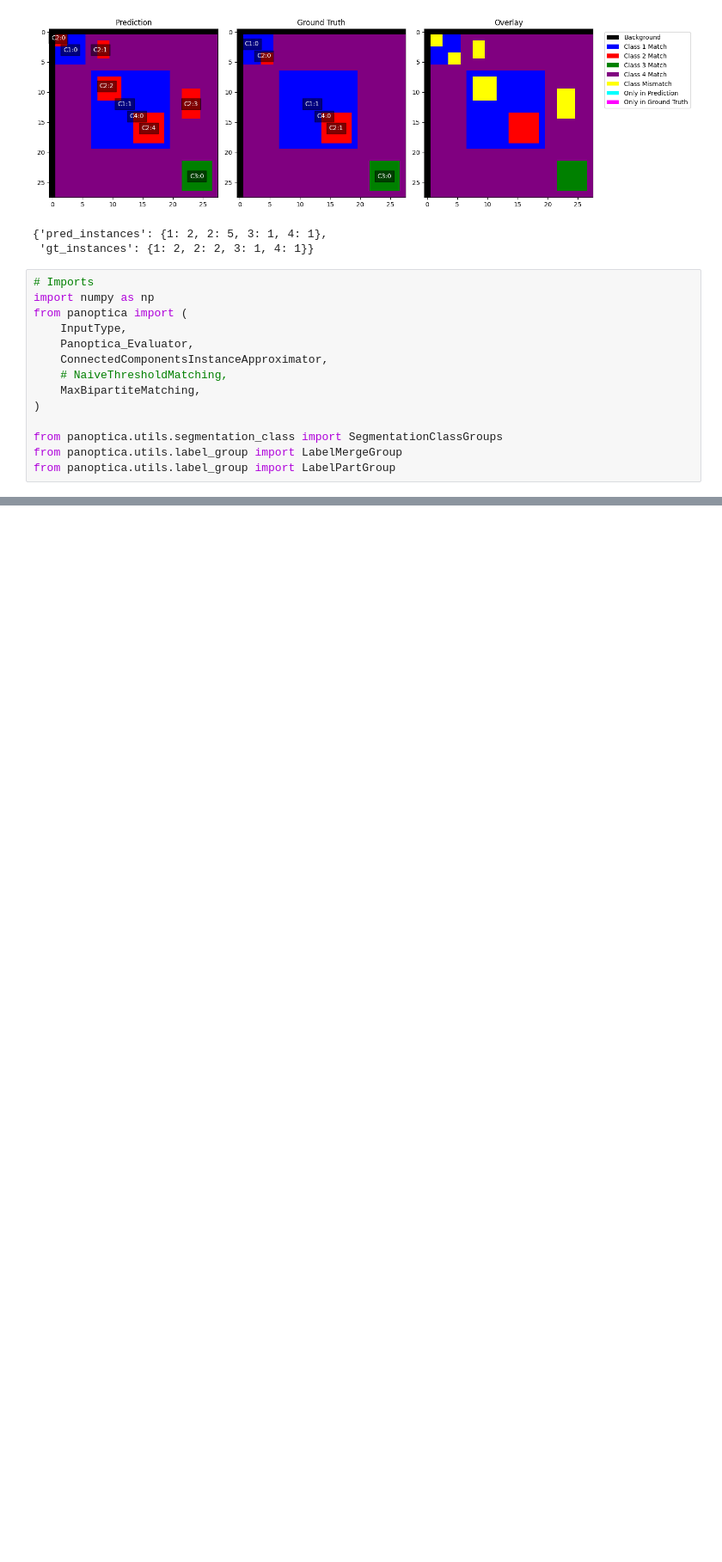
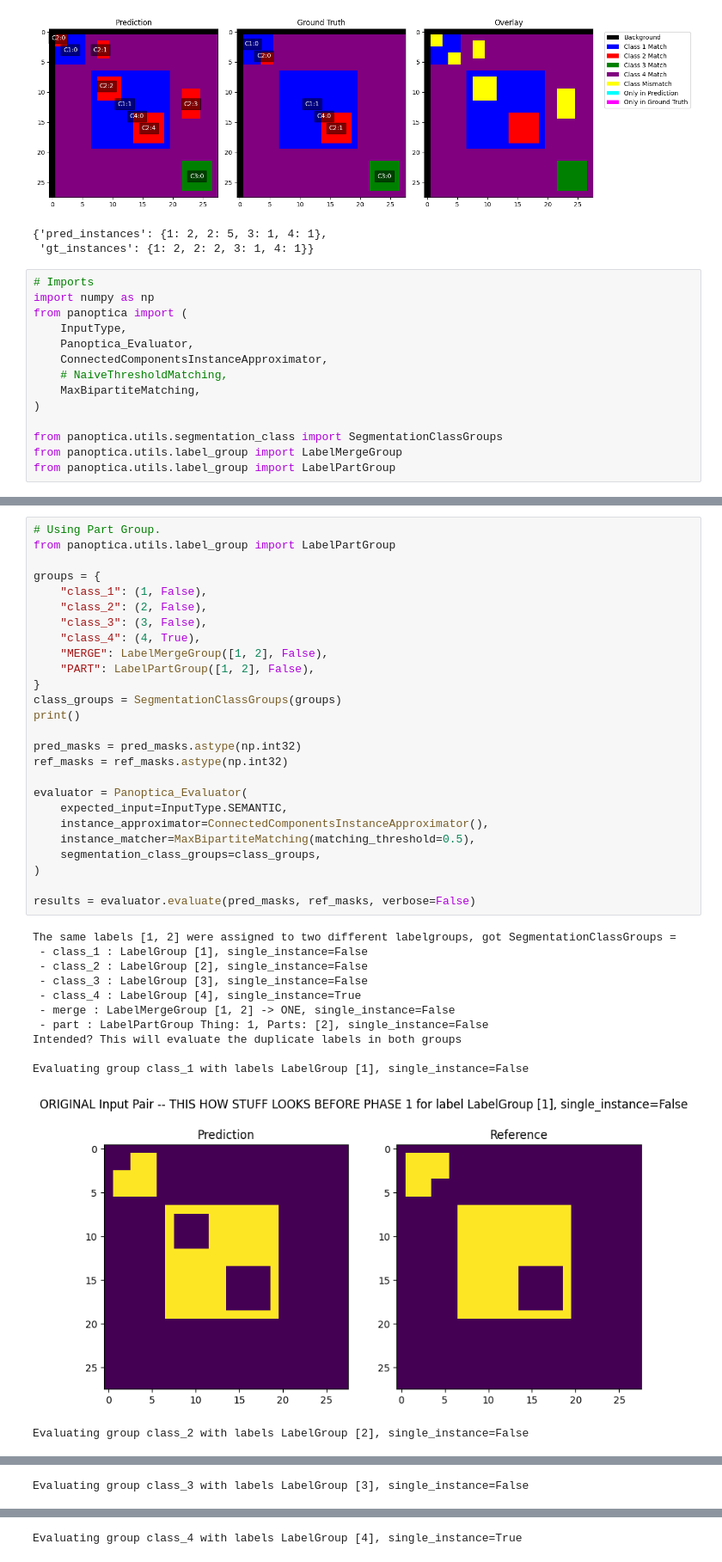
Before and after one commit to BrainLesion/panoptica, a Jupyter notebook: context.ipynb, the cells around one changed output, grey strips where cells are left out. Shown at 86% size. Saved outputs shown, nothing was run; the diff lists cells and outputs as text; blank space fills up the shorter version.

Commit message:
END TO END PERFECT REASONING + VISUAL EXPLANATION

```diff
--- a/context.ipynb
+++ b/context.ipynb
@@ -287,0 +272,39 @@ Evaluating group class_x with labels LabelPartGroup Thing: 1, Parts: [2], single
+# %%
+# Using Part Group.
+from panoptica.utils.label_group import LabelPartGroup
+
+groups = {
+    "class_1": (1, False),
+    "class_2": (2, False),
+    "class_3": (3, False),
+    "class_4": (4, True),
+    "MERGE": LabelMergeGroup([1, 2], False),
+    "PART": LabelPartGroup([1, 2], False),
+}
+class_groups = SegmentationClassGroups(groups)
+print()
+
+pred_masks = pred_masks.astype(np.int32)
+ref_masks = ref_masks.astype(np.int32)
+
+evaluator = Panoptica_Evaluator(
+    expected_input=InputType.SEMANTIC,
+    instance_approximator=ConnectedComponentsInstanceApproximator(),
+    instance_matcher=MaxBipartiteMatching(matching_threshold=0.5),
+    segmentation_class_groups=class_groups,
+)
+
+results = evaluator.evaluate(pred_masks, ref_masks, verbose=False)
+# %% [output]
+The same labels [1, 2] were assigned to two different labelgroups, got SegmentationClassGroups =
+ - class_1 : LabelGroup [1], single_instance=False
+ - class_2 : LabelGroup [2], single_instance=False
+ - class_3 : LabelGroup [3], single_instance=False
+ - class_4 : LabelGroup [4], single_instance=True
+ - merge : LabelMergeGroup [1, 2] -> ONE, single_instance=False
+ - part : LabelPartGroup Thing: 1, Parts: [2], single_instance=False
+Intended? This will evaluate the duplicate labels in both groups
+
+Evaluating group class_1 with labels LabelGroup [1], single_instance=False
+[figure, added]
+Evaluating group class_2 with labels LabelGroup [2], single_instance=False
@@ -287,0 +312 @@ Evaluating group class_x with labels LabelPartGroup Thing: 1, Parts: [2], single
+Evaluating group class_3 with labels LabelGroup [3], single_instance=False
@@ -287,0 +314 @@ Evaluating group class_x with labels LabelPartGroup Thing: 1, Parts: [2], single
+Evaluating group class_4 with labels LabelGroup [4], single_instance=True
```
Also changed, not shown: parts of 4 cells of this notebook, 4 other files.
